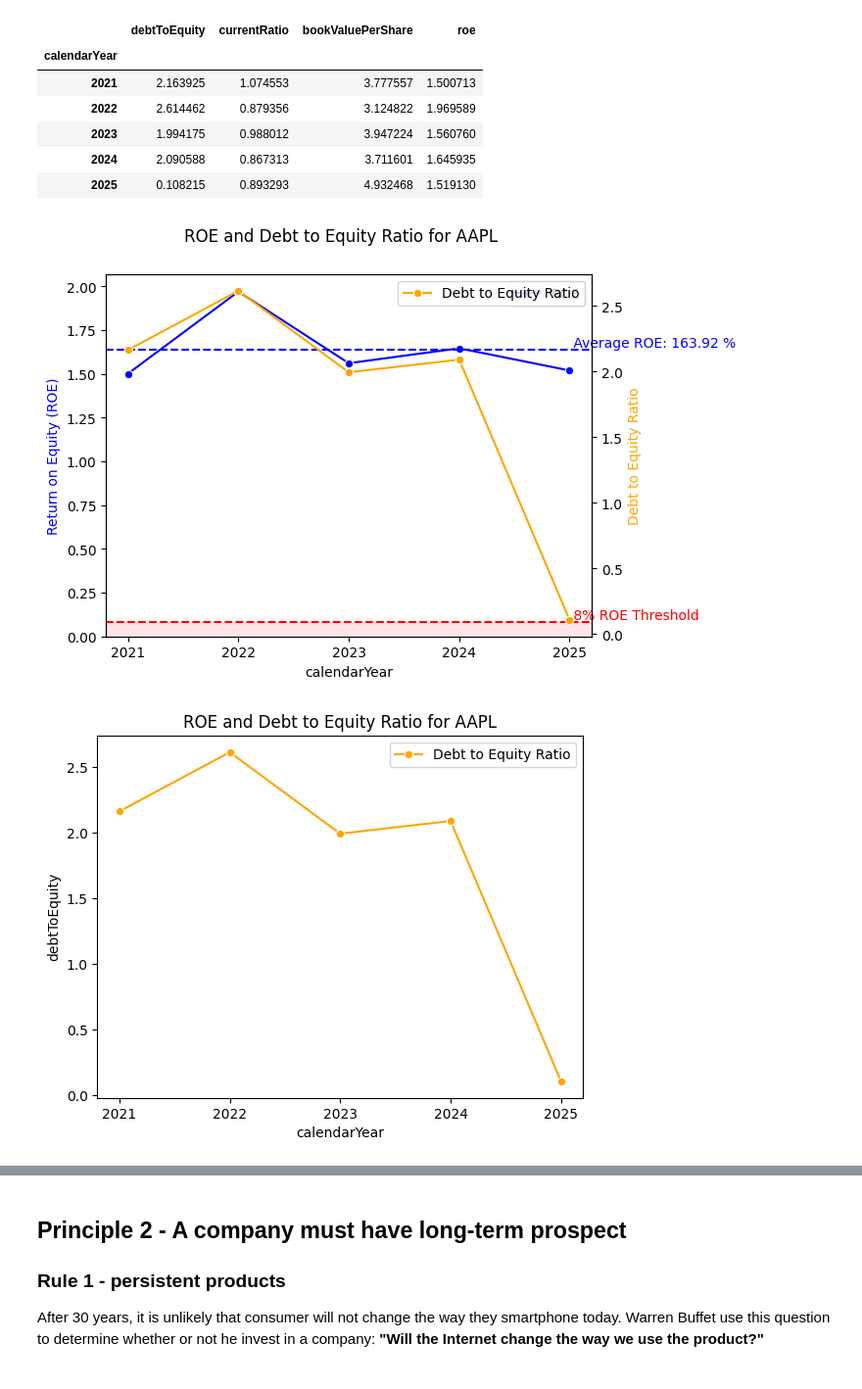
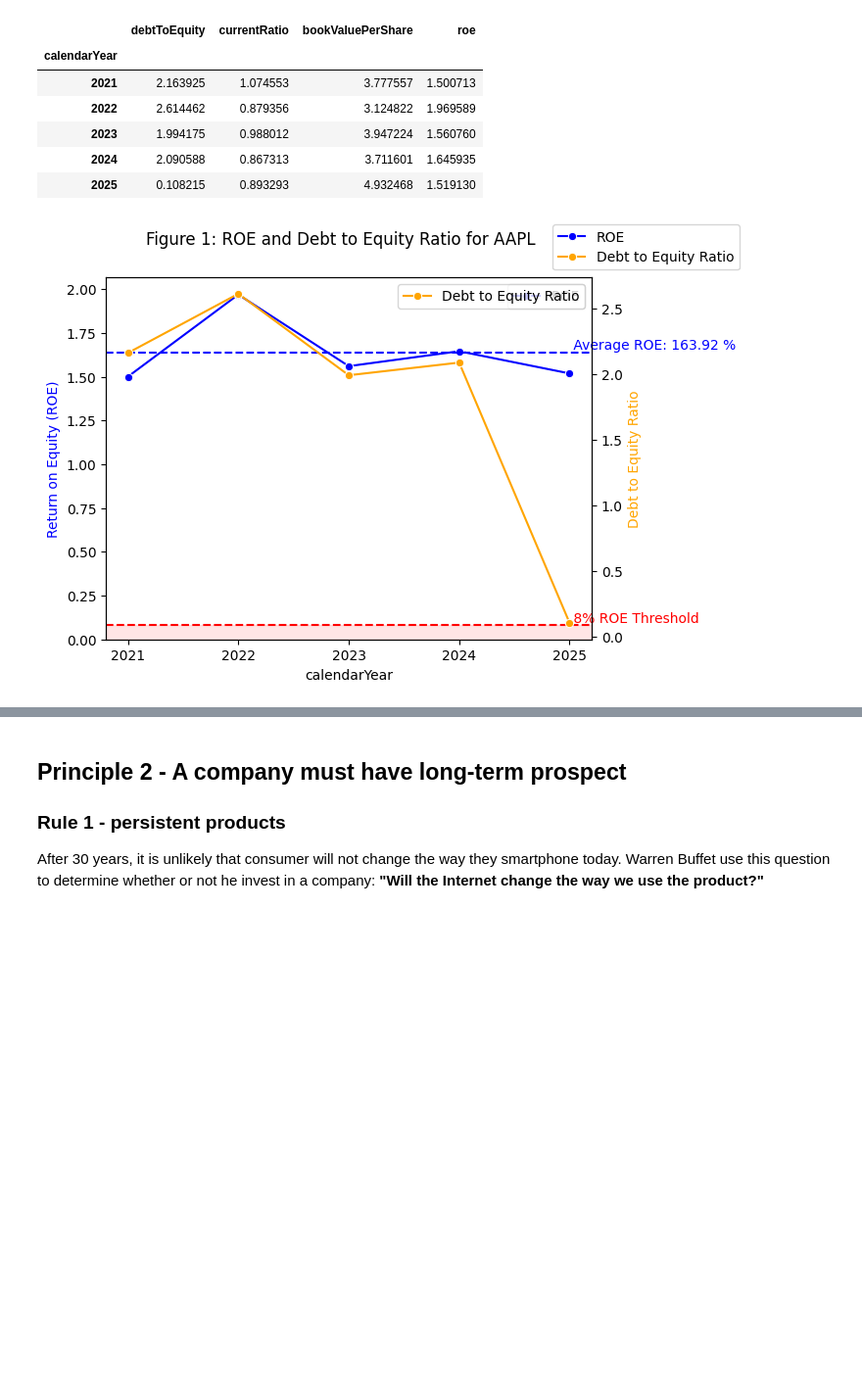
Before and after one commit to fbcharles747/company_evaluation, a Jupyter notebook: Buffet_accounting_book_playground.ipynb, the cells around one changed output, grey strips where cells are left out. Shown: that part at 98% size. Drawn from its saved outputs; the diff is of its cells as text; code cells hidden in the pictures; blank space fills up the shorter version.

```diff
--- a/Buffet_accounting_book_playground.ipynb
+++ b/Buffet_accounting_book_playground.ipynb
@@ -101,29 +101,27 @@ Table for AAPL
 # %%
 # Figure 1: ROE and Debt to Equity Ratio
 fig1, roeAxis = plt.subplots()
-sns.lineplot(data = keymetric_frame, x=keymetric_frame.index, y='roe', marker="o", ax=roeAxis, color='blue', label='ROE', estimator="mean")
+sns.lineplot(data = keymetric_frame, x=keymetric_frame.index, y='roe', marker="o", ax=roeAxis, color='blue', label='ROE')
 debtToEquityAxis = roeAxis.twinx()
 sns.lineplot(data = keymetric_frame, x=keymetric_frame.index, y='debtToEquity', marker="o", ax=debtToEquityAxis, color='orange', label='Debt to Equity Ratio')
-roeAxis.set_ylabel('Return on Equity (ROE)', color='blue')
+
 debtToEquityAxis.set_ylabel('Debt to Equity Ratio', color='orange')
-roe_mean:float = keymetric_frame['roe'].mean()
-
-fig1.suptitle(f'ROE and Debt to Equity Ratio for {stock_symbol}')
 
 # Figure 1: ROE axis analysis
-roeAxis.axhline(y=roe_mean, color='blue', linestyle='--', label=f'{roe_mean}')
+roe_mean:float = keymetric_frame['roe'].mean()
+roeAxis.axhline(y=roe_mean, color='blue', linestyle='--')
 roeAxis.axhline(y=0.08, color='red', linestyle='--')
 roeAxis.axhspan(0,0.08, color='red', alpha=0.1)
+
 roeAxis.set_ylim(bottom=0)
+roeAxis.set_ylabel('Return on Equity (ROE)', color='blue')
 roeAxis.text(keymetric_frame.index[-1], roe_mean, f' Average ROE: {to_percentage(roe_mean)}', color='blue', va='bottom', ha='left')
 roeAxis.text(keymetric_frame.index[-1], 0.08, ' 8% ROE Threshold', color='red', va='bottom', ha='left')
 
-# Figure 2: Debt to Equity Ratio
-_, debtToEquityAxis = plt.subplots()
-sns.lineplot(data = keymetric_frame, x=keymetric_frame.index, y='debtToEquity', marker="o", ax=debtToEquityAxis, color='orange', label='Debt to Equity Ratio')
-debtToEquityAxis.set_ylabel('Debt to Equity Ratio', color='orange')
-debtToEquity_mean:float = keymetric_frame['debtToEquity'].mean()
+
+
+fig1.legend()
+fig1.suptitle(f'Figure 1: ROE and Debt to Equity Ratio for {stock_symbol}')
 plt.show()
 # %% [output]
-[figure, old version]
+[figure, new version]
-[figure, removed]
```
Also changed, not shown: parts of 8 cells of this notebook.
